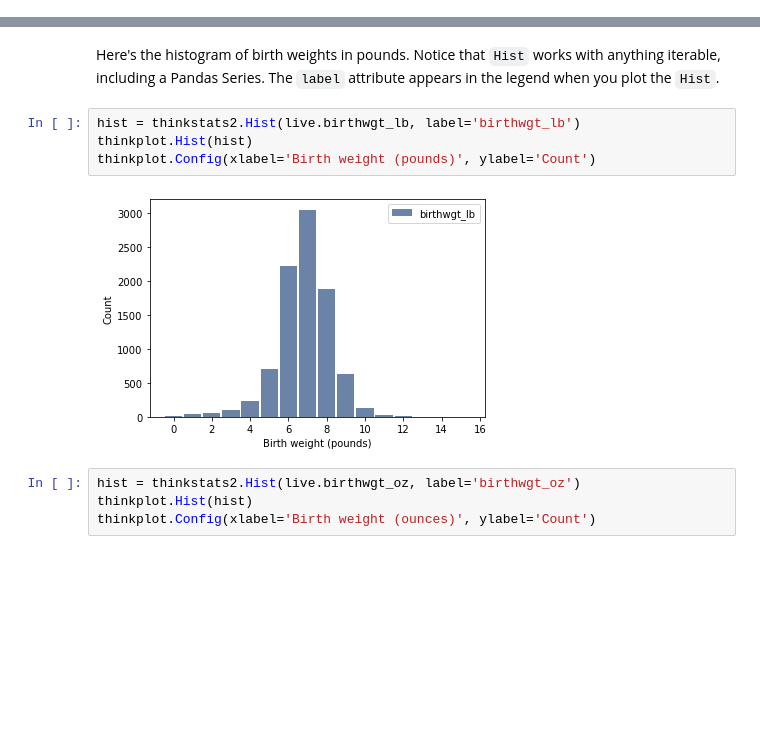
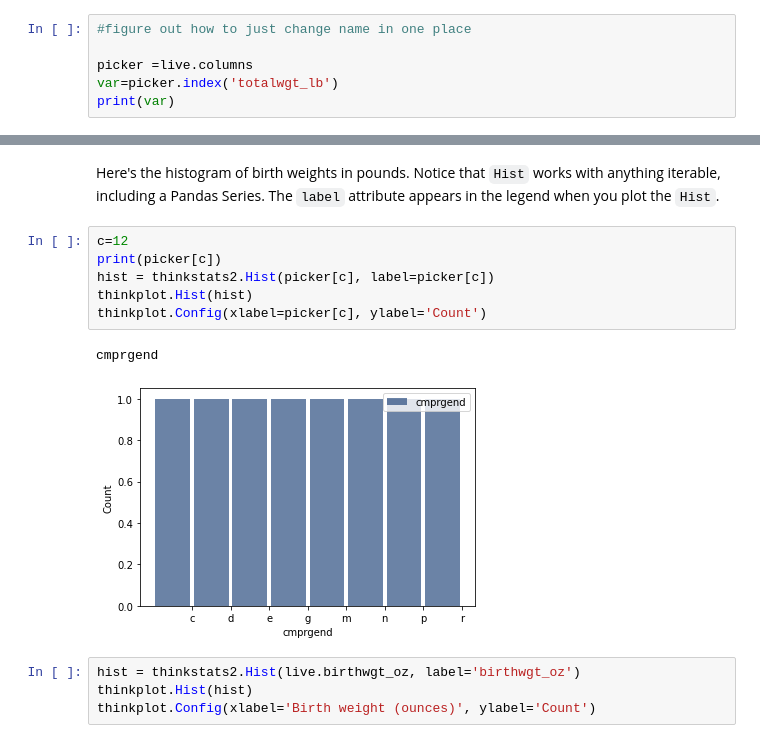
Before and after one commit to petulant1/ThinkStats2, a Jupyter notebook: code/chap02ex.ipynb, the cells around one changed output, grey strips where cells are left out. Saved outputs shown, nothing was run; the diff lists cells and outputs as text; blank space fills up the shorter version.

```diff
--- a/code/chap02ex.ipynb
+++ b/code/chap02ex.ipynb
@@ -108,3 +108,9 @@ First, I'll load the data from the pregnancy file and select the records for liv
 # %%
 preg = nsfg.ReadFemPreg()
 live = preg[preg.outcome == 1]
+# %%
+#figure out how to just change name in one place
+
+picker =live.columns
+var=picker.index('totalwgt_lb')
+print(var)
@@ -113,11 +121,14 @@ Here's the histogram of birth weights in pounds.  Notice that `Hist` works with
 # %% [markdown]
 Here's the histogram of birth weights in pounds.  Notice that `Hist` works with anything iterable, including a Pandas Series.  The `label` attribute appears in the legend when you plot the `Hist`.
 # %%
-hist = thinkstats2.Hist(live.birthwgt_lb, label='birthwgt_lb')
+c=12
+print(picker[c])
+hist = thinkstats2.Hist(picker[c], label=picker[c])
 thinkplot.Hist(hist)
-thinkplot.Config(xlabel='Birth weight (pounds)', ylabel='Count')
+thinkplot.Config(xlabel=picker[c], ylabel='Count')
 # %% [output]
+cmprgend
-[figure, old version]
+[figure, new version]
 # %%
 hist = thinkstats2.Hist(live.birthwgt_oz, label='birthwgt_oz')
 thinkplot.Hist(hist)
```
Also changed, not shown: parts of 15 cells of this notebook.
